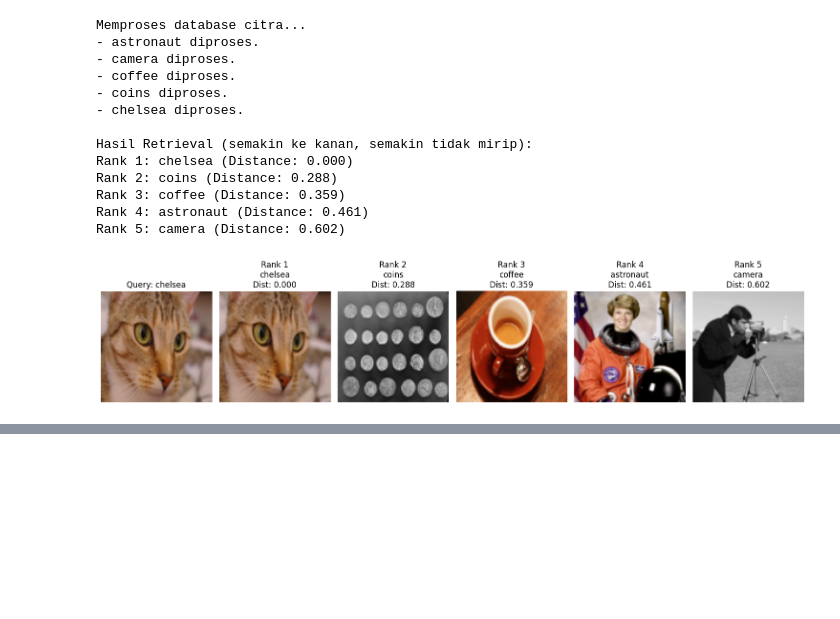
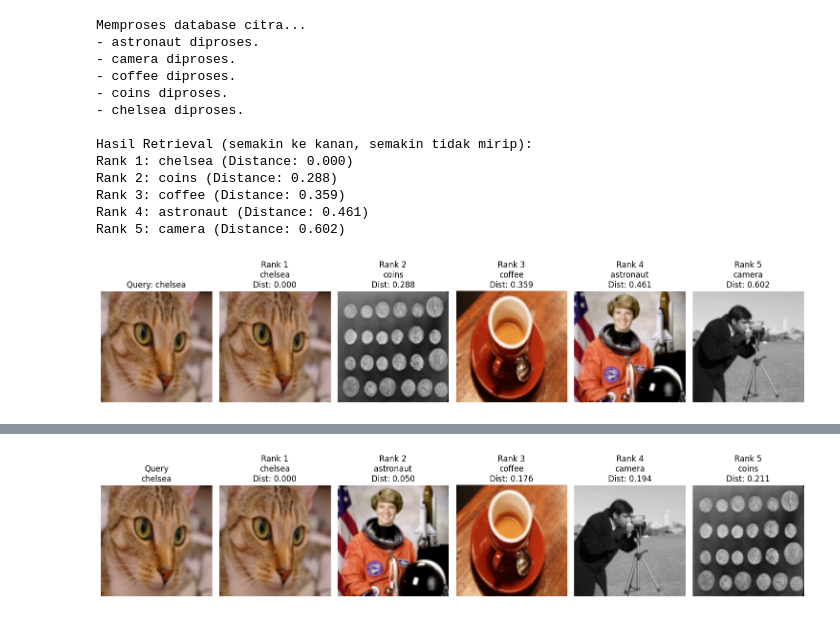
Before and after one commit to codewithwan/Pengolahan-Citra, a Jupyter notebook: Jobsheet_5_Pengolahan_Citra.ipynb, the cells around one changed output, grey strips where cells are left out. Saved outputs shown, nothing was run; the diff lists cells and outputs as text; code cells hidden in the pictures; blank space fills up the shorter version.

```diff
--- a/Jobsheet_5_Pengolahan_Citra.ipynb
+++ b/Jobsheet_5_Pengolahan_Citra.ipynb
@@ -542,0 +545,97 @@ Rank 5: camera (Distance: 0.602)
+# %%
+import numpy as np
+import matplotlib.pyplot as plt
+from skimage import data, color, transform
+from scipy.spatial import distance
+
+# Fungsi untuk menghitung rata-rata warna RGB
+def mean_rgb_feature(img):
+    return np.mean(img, axis=(0, 1))
+
+# Daftar citra database
+image_names = ["astronaut", "camera", "coffee", "coins", "chelsea"]
+
+images = []
+features = []
+
+print("Melakukan ekstraksi fitur citra...")
+
+# Proses ekstraksi fitur
+for img_name in image_names:
+    image = getattr(data, img_name)()
+
+    # Konversi grayscale menjadi RGB
+    if image.ndim == 2:
+        image = color.gray2rgb(image)
+
+    # Resize citra agar ukuran seragam
+    resized_img = transform.resize(
+        image,
+        (100, 100),
+        anti_aliasing=True
+    )
+
+    # Menghitung fitur mean RGB
+    rgb_feature = mean_rgb_feature(resized_img)
+
+    images.append(resized_img)
+    features.append(rgb_feature)
+
+    print(f"{img_name} berhasil diproses -> Mean RGB: {rgb_feature}")
+
+# Menentukan query image
+query_name = "chelsea"
+query_pos = image_names.index(query_name)
+
+query_img = images[query_pos]
+query_feature = features[query_pos]
+
+# Menghitung jarak Euclidean
+euclidean_results = []
+
+for feat in features:
+    euclidean_dist = distance.euclidean(
+        query_feature,
+        feat
+    )
+
+    euclidean_results.append(euclidean_dist)
+
+# Mengurutkan hasil berdasarkan jarak terkecil
+sorted_result = np.argsort(euclidean_results)
+
+# Visualisasi hasil retrieval
+fig, axes = plt.subplots(
+    1,
+    len(images) + 1,
+    figsize=(15, 3)
+)
+
+# Menampilkan query image
+axes[0].imshow(query_img)
+axes[0].set_title(f"Query\n{query_name}")
+axes[0].axis("off")
+
+print("\nHasil Retrieval:")
+
+# Menampilkan hasil ranking
+for i, idx in enumerate(sorted_result):
+    ranking = i + 1
+
+    axes[ranking].imshow(images[idx])
+    axes[ranking].set_title(
+        f"Rank {ranking}\n"
+        f"{image_names[idx]}\n"
+        f"Dist: {euclidean_results[idx]:.3f}"
+    )
+    axes[ranking].axis("off")
+
+    print(
+        f"Rank {ranking}: "
+        f"{image_names[idx]} "
+        f"(Distance: {euclidean_results[idx]:.3f})"
+    )
+
+plt.tight_layout()
+plt.show()
+# %% [output]
@@ -542,0 +655 @@ Rank 5: camera (Distance: 0.602)
+[figure, added]
```
Also changed, not shown: parts of 3 cells of this notebook.
